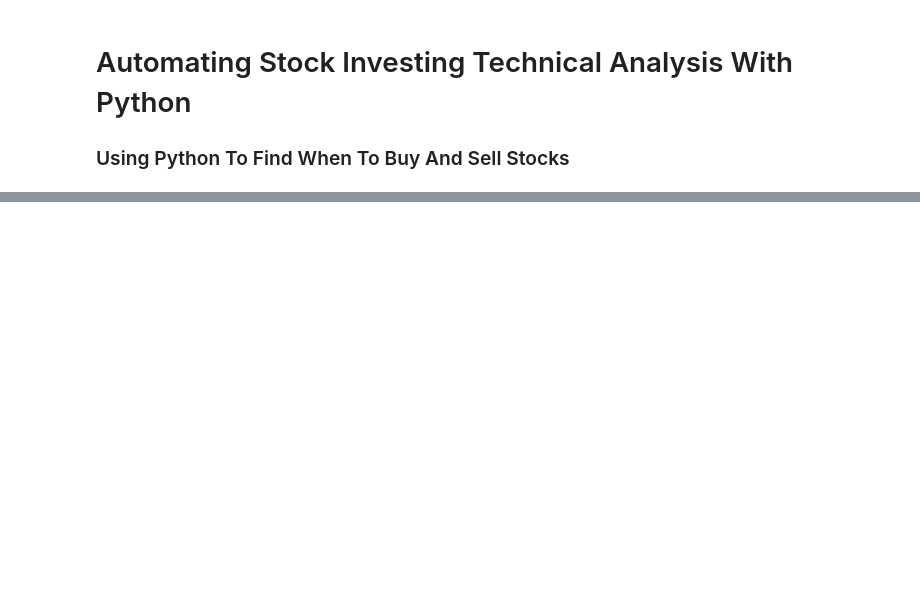
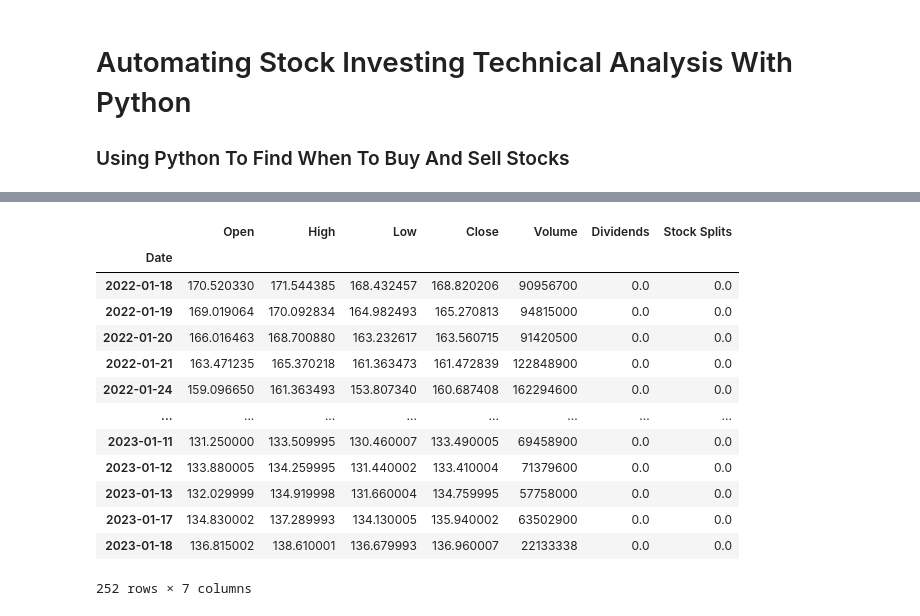
Before and after one commit to narendersurabhi/tradingLibrary, a Jupyter notebook: Technical_Analysis.ipynb, the cells around one changed output, grey strips where cells are left out. Drawn from its saved outputs; the diff is of its cells as text; code cells hidden in the pictures; blank space fills up the shorter version.

```diff
--- a/Technical_Analysis.ipynb
+++ b/Technical_Analysis.ipynb
@@ -236,0 +286,17 @@ class TestTechnicalIndicator(TestCase):
+# %%
+sd.getOHLCV("AAPL")
+# %% [output]
+|  | Open | High | Low | Close | Volume | Dividends | Stock Splits |
+| Date |  |  |  |  |  |  |  |
+| 2022-01-18 | 170.520330 | 171.544385 | 168.432457 | 168.820206 | 90956700 | 0.0 | 0.0 |
+| 2022-01-19 | 169.019064 | 170.092834 | 164.982493 | 165.270813 | 94815000 | 0.0 | 0.0 |
+| 2022-01-20 | 166.016463 | 168.700880 | 163.232617 | 163.560715 | 91420500 | 0.0 | 0.0 |
+| 2022-01-21 | 163.471235 | 165.370218 | 161.363473 | 161.472839 | 122848900 | 0.0 | 0.0 |
+| 2022-01-24 | 159.096650 | 161.363493 | 153.807340 | 160.687408 | 162294600 | 0.0 | 0.0 |
+| ... | ... | ... | ... | ... | ... | ... | ... |
+| 2023-01-11 | 131.250000 | 133.509995 | 130.460007 | 133.490005 | 69458900 | 0.0 | 0.0 |
+| 2023-01-12 | 133.880005 | 134.259995 | 131.440002 | 133.410004 | 71379600 | 0.0 | 0.0 |
+| 2023-01-13 | 132.029999 | 134.919998 | 131.660004 | 134.759995 | 57758000 | 0.0 | 0.0 |
+| 2023-01-17 | 134.830002 | 137.289993 | 134.130005 | 135.940002 | 63502900 | 0.0 | 0.0 |
+| 2023-01-18 | 136.815002 | 138.610001 | 136.679993 | 136.960007 | 22133338 | 0.0 | 0.0 |
+252 rows × 7 columns
```
Also changed, not shown: parts of 8 cells of this notebook, 2 other files.
